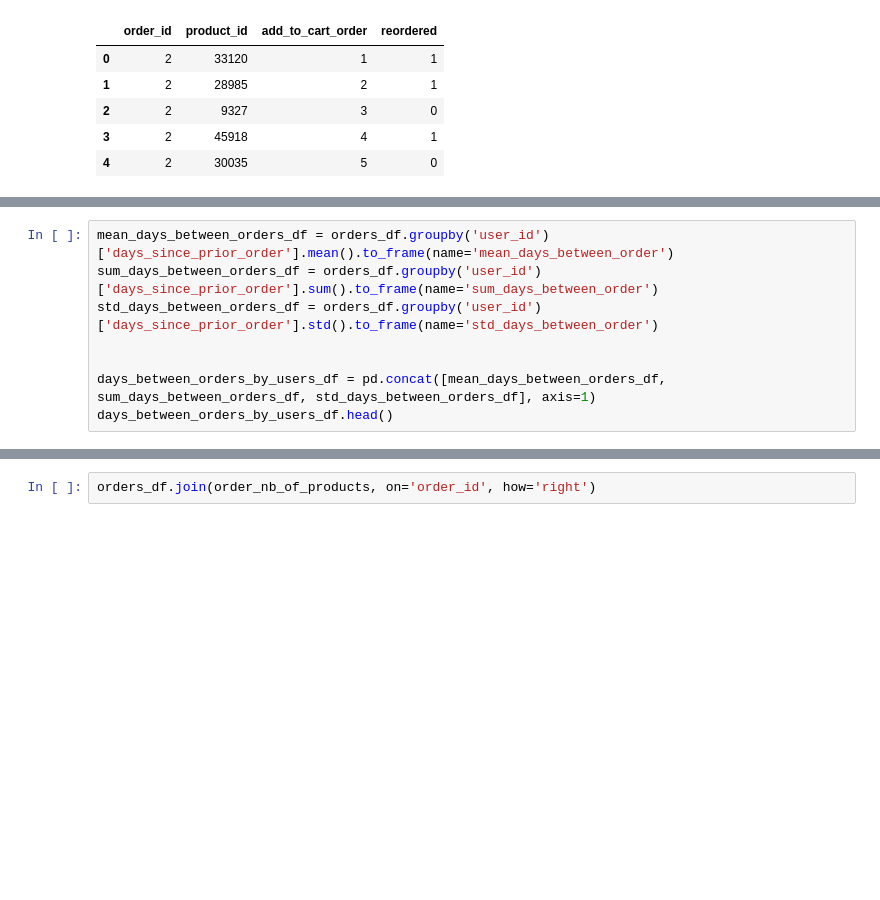
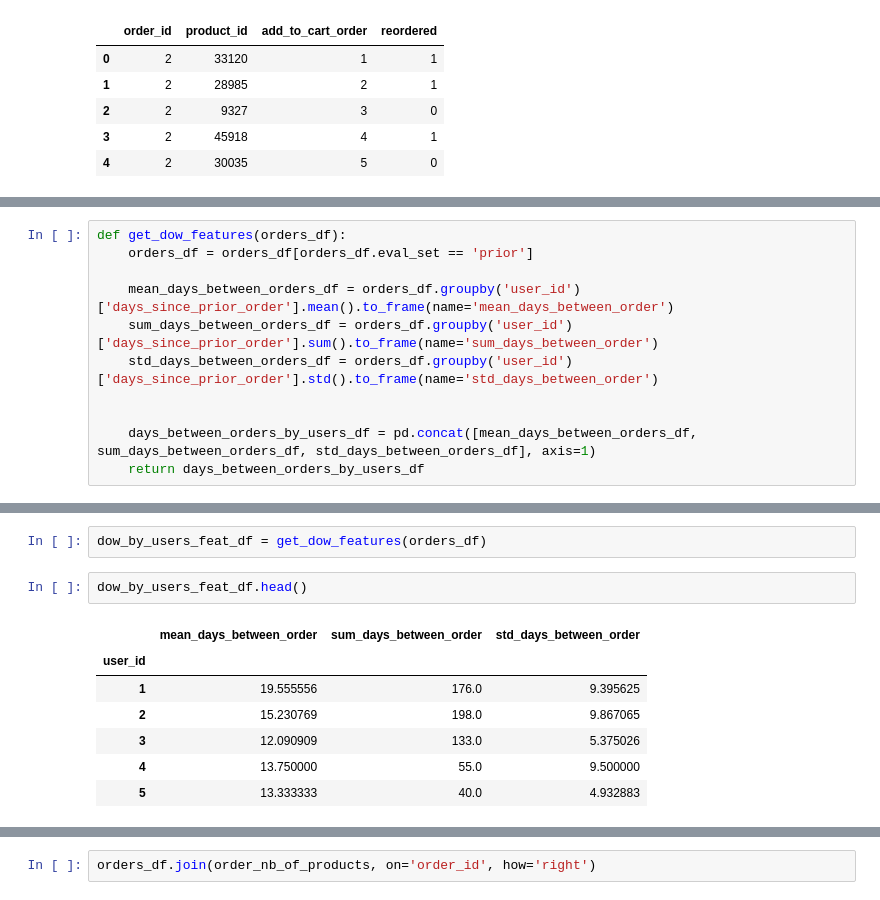
Before and after one commit to msaada/kaggle-competitions, a Jupyter notebook: instacart/instacart_micka.ipynb, the cells around one changed output, grey strips where cells are left out. Drawn from its saved outputs; the diff is of its cells as text; blank space fills up the shorter version.

```diff
--- a/instacart/instacart_micka.ipynb
+++ b/instacart/instacart_micka.ipynb
@@ -138,8 +119,11 @@ nb_products_by_order_by_user_df.head()
 # %%
-mean_days_between_orders_df = orders_df.groupby('user_id')['days_since_prior_order'].mean().to_frame(name='mean_days_between_order')
-sum_days_between_orders_df = orders_df.groupby('user_id')['days_since_prior_order'].sum().to_frame(name='sum_days_between_order')
-std_days_between_orders_df = orders_df.groupby('user_id')['days_since_prior_order'].std().to_frame(name='std_days_between_order')
+def get_dow_features(orders_df):
+    orders_df = orders_df[orders_df.eval_set == 'prior']
+
+    mean_days_between_orders_df = orders_df.groupby('user_id')['days_since_prior_order'].mean().to_frame(name='mean_days_between_order')
+    sum_days_between_orders_df = orders_df.groupby('user_id')['days_since_prior_order'].sum().to_frame(name='sum_days_between_order')
+    std_days_between_orders_df = orders_df.groupby('user_id')['days_since_prior_order'].std().to_frame(name='std_days_between_order')
 
 
-days_between_orders_by_users_df = pd.concat([mean_days_between_orders_df, sum_days_between_orders_df, std_days_between_orders_df], axis=1)
-days_between_orders_by_users_df.head()
+    days_between_orders_by_users_df = pd.concat([mean_days_between_orders_df, sum_days_between_orders_df, std_days_between_orders_df], axis=1)
+    return days_between_orders_by_users_df
@@ -204,0 +130,12 @@ Name: days_since_prior_order, Length: 206209, dtype: float64
+# %%
+dow_by_users_feat_df = get_dow_features(orders_df)
+# %%
+dow_by_users_feat_df.head()
+# %% [output]
+|  | mean_days_between_order | sum_days_between_order | std_days_between_order |
+| user_id |  |  |  |
+| 1 | 19.555556 | 176.0 | 9.395625 |
+| 2 | 15.230769 | 198.0 | 9.867065 |
+| 3 | 12.090909 | 133.0 | 5.375026 |
+| 4 | 13.750000 | 55.0 | 9.500000 |
+| 5 | 13.333333 | 40.0 | 4.932883 |
```
Also changed, not shown: parts of 21 cells of this notebook.
